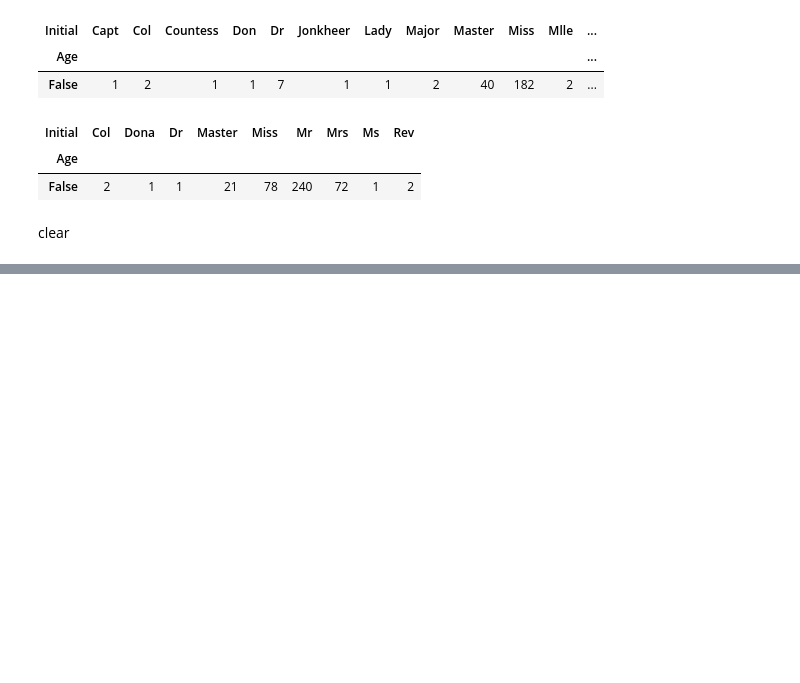
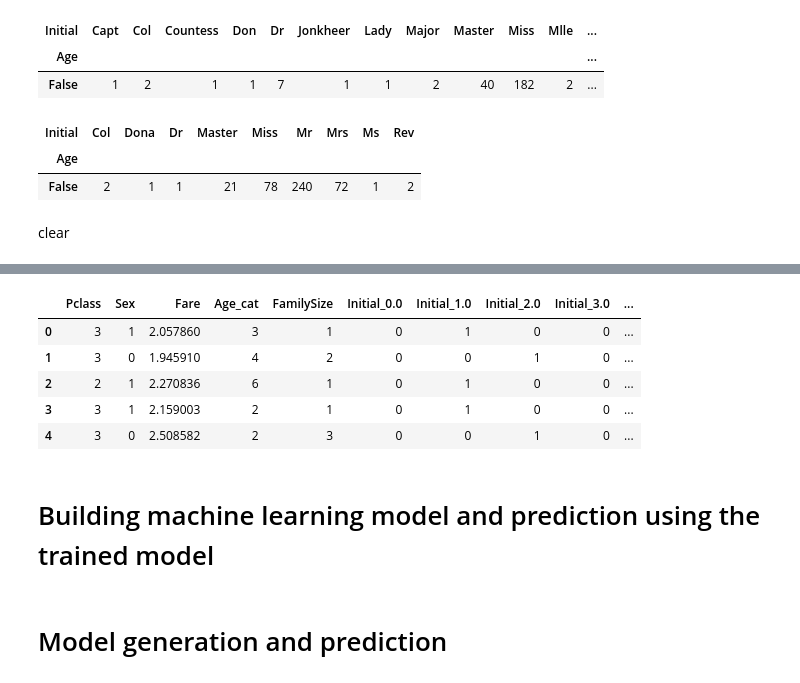
Before and after one commit to 201ssc/kaggle_test, a Jupyter notebook: kaggle_titanic_test5.ipynb, the cells around one changed output, grey strips where cells are left out. Saved outputs shown, nothing was run; the diff lists cells and outputs as text; code cells hidden in the pictures; blank space fills up the shorter version.

```diff
--- a/kaggle_titanic_test5.ipynb
+++ b/kaggle_titanic_test5.ipynb
@@ -166,0 +299,11 @@ clear
+# %%
+df_test.head()
+# %% [output]
+|  | Pclass | Sex | Fare | Age_cat | FamilySize | Initial_0.0 | Initial_1.0 | Initial_2.0 | Initial_3.0 | ... |
+| 0 | 3 | 1 | 2.057860 | 3 | 1 | 0 | 1 | 0 | 0 | ... |
+| 1 | 3 | 0 | 1.945910 | 4 | 2 | 0 | 0 | 1 | 0 | ... |
+| 2 | 2 | 1 | 2.270836 | 6 | 1 | 0 | 1 | 0 | 0 | ... |
+| 3 | 3 | 1 | 2.159003 | 2 | 1 | 0 | 1 | 0 | 0 | ... |
+| 4 | 3 | 0 | 2.508582 | 2 | 3 | 0 | 0 | 1 | 0 | ... |
+# %% [markdown]
+# Building machine learning model and prediction using the trained model
@@ -166,0 +324,2 @@ clear
+# %% [markdown]
+# Model generation and prediction
```
Also changed, not shown: parts of 33 cells of this notebook.
